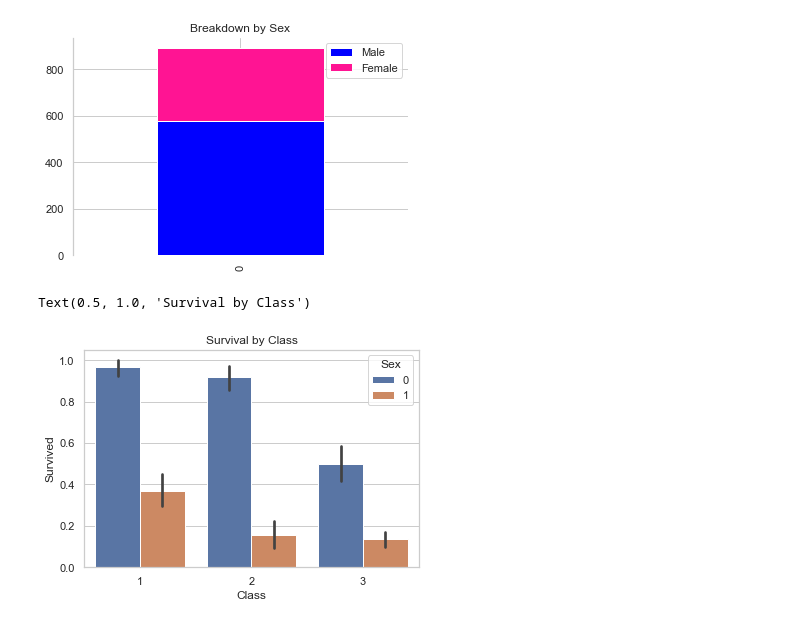
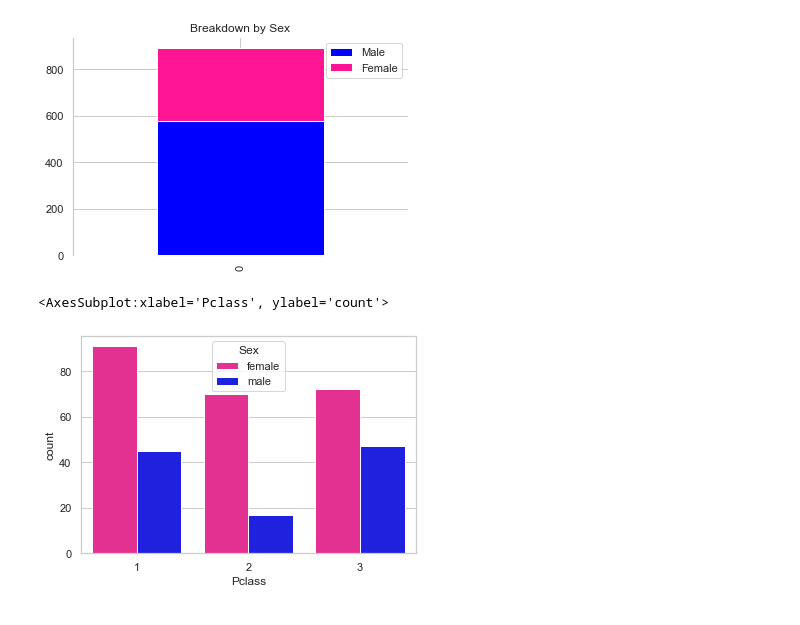
Before and after one commit to vipervit/Titanic, a Jupyter notebook: titanic.ipynb, the cells around one changed output. Cells and saved outputs as stored; diff of their text form; code cells hidden in the pictures.

```diff
--- a/titanic.ipynb
+++ b/titanic.ipynb
@@ -54,11 +41,10 @@ plot.spines['right'].set_visible(False)
 plot.spines['top'].set_visible(False)
 # %% [output]
 [figure]
-# %%
-sns.set_theme(style="whitegrid")
-plot = sns.barplot(data=df_train, x='Pclass', y='Survived', hue='Sex')
-plot.set_xlabel('Class')
-plot.set_title('Survival by Class')
-# %% [output]
-Text(0.5, 1.0, 'Survival by Class')
-[figure, removed]
+# %%
+df_byclass=df_train[['Survived', 'Pclass', 'Sex']]
+df_byclass=df_byclass[df_byclass['Survived']=='Yes']
+sns.countplot(data=df_byclass, x='Pclass', hue='Sex', palette=['deeppink', 'blue'])
+# %% [output]
+<AxesSubplot:xlabel='Pclass', ylabel='count'>
+[figure, added]
```
Also changed, not shown: parts of 21 cells of this notebook.
